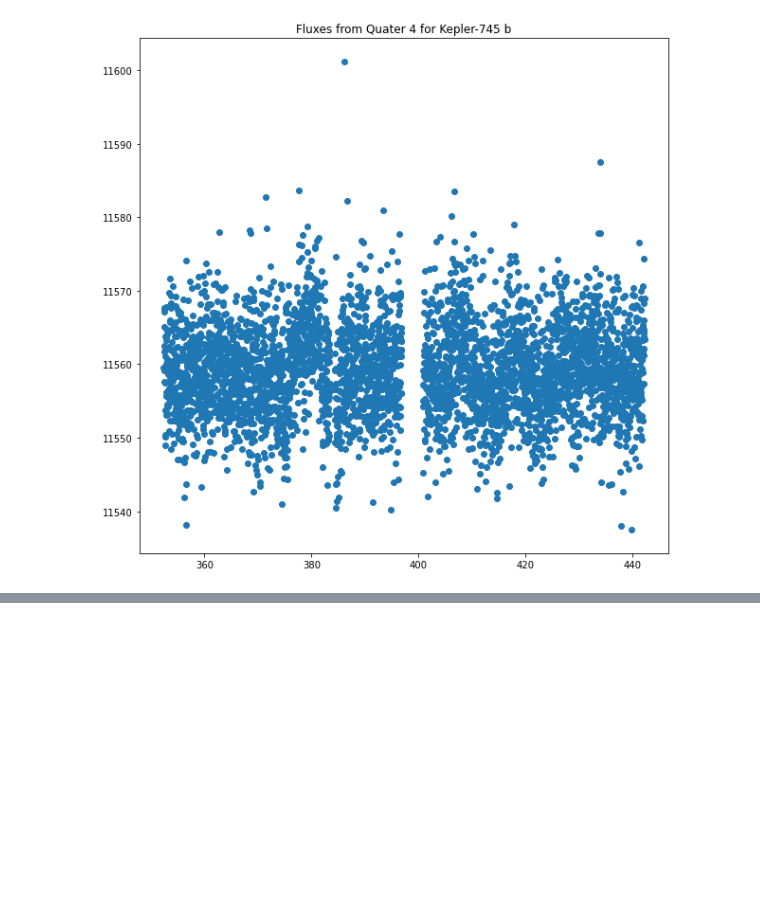
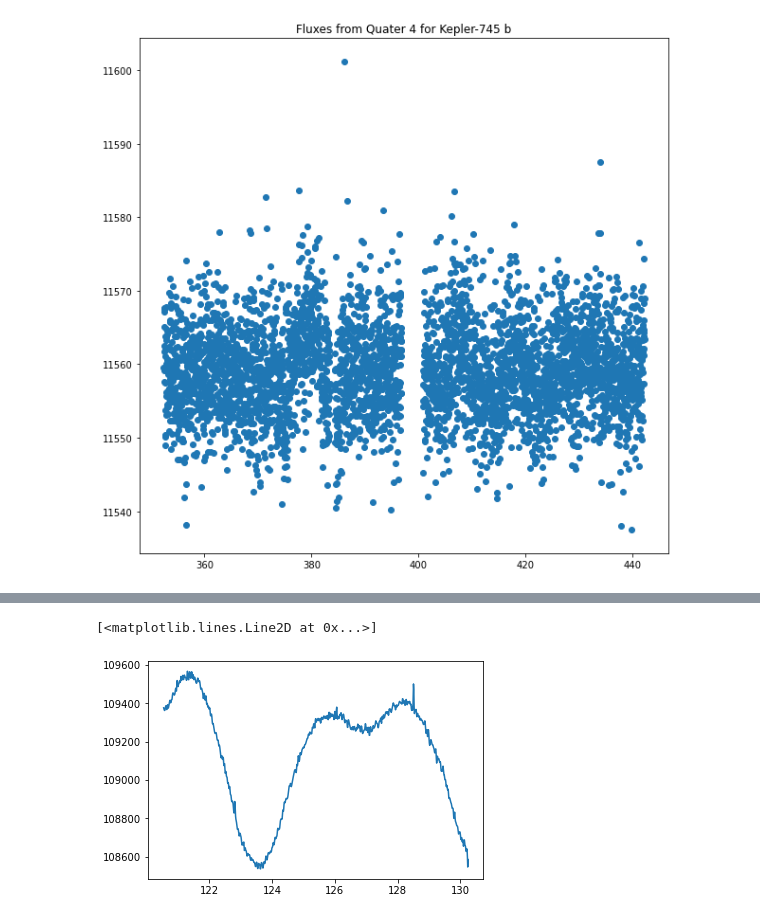
Before and after one commit to JC4DM4N/MLP_Kepler, a Jupyter notebook: useful_files/explore_data.ipynb, the cells around one changed output, grey strips where cells are left out. Cells and saved outputs as stored; diff of their text form; code cells hidden in the pictures; blank space fills up the shorter version.

Commit message:
tidied up useful_files/explore_data.ipynb

```diff
--- a/useful_files/explore_data.ipynb
+++ b/useful_files/explore_data.ipynb
@@ -379,0 +313,24 @@ FITS_rec([( 131.51264337, -0.00164955,  1105,  0.7676534 , -4.93061343e-05, 0.00
+# %%
+def fit_spline(time,flux):
+    # make sure data x vals are in increasing numbers
+    order = np.argsort(time)
+    flux = flux[order]
+    time = time[order]
+
+    # ensure no nans before fitting
+    mask = ~np.isnan(flux) & ~np.isnan(time)
+    flux = flux[mask]
+    time = time[mask]
+
+    # fit spline
+    tck = UnivariateSpline(time,flux)
+    return tck
+
+obs = fits.open('../7935997/kplr007935997-2009131105131_llc.fits')
+tck = fit_spline(obs[1].data.TIME,obs[1].data.PDCSAP_FLUX)
+x = np.linspace(time[0],time[-1],1000)
+y = tck(x)
+plt.plot(x,y)
+# %% [output]
+[<matplotlib.lines.Line2D at 0x...>]
+[figure, added]
```
Also changed, not shown: parts of 28 cells of this notebook, 2 other files.
